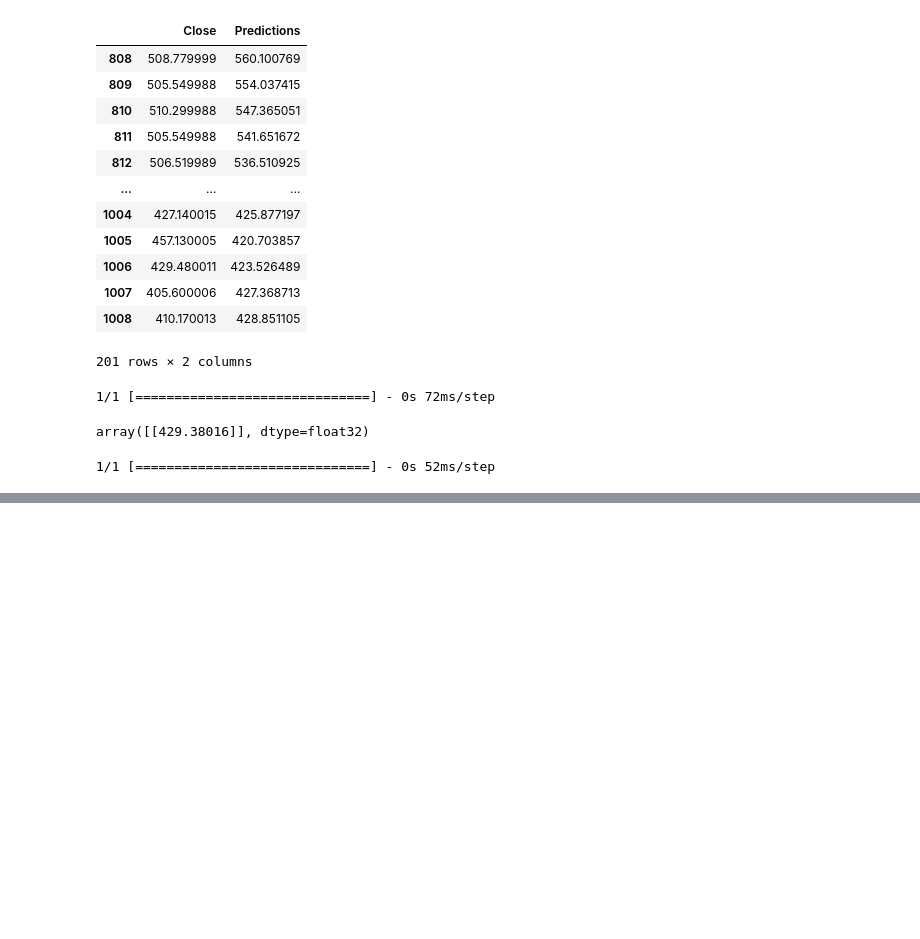
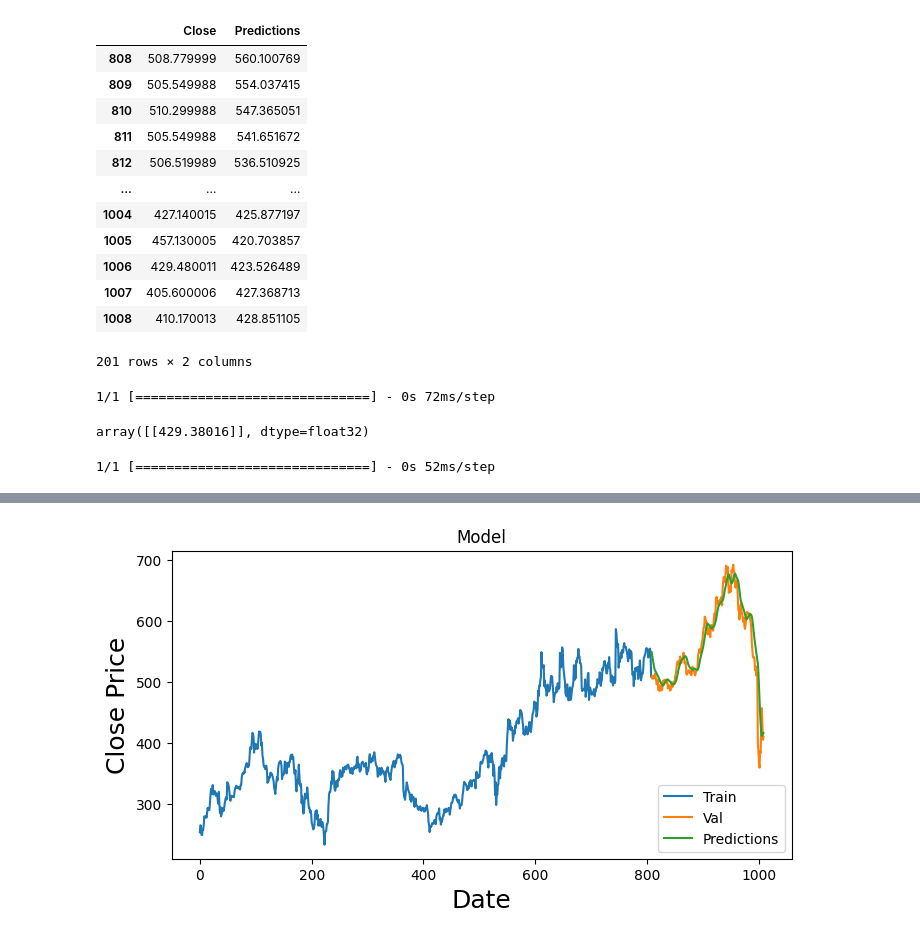
Before and after one commit to smth-27/Stock_Price_Prediction, a Jupyter notebook: stock_price_prediction.ipynb, the cells around one changed output, grey strips where cells are left out. Cells and saved outputs as stored; diff of their text form; code cells hidden in the pictures; blank space fills up the shorter version.

```diff
--- a/stock_price_prediction.ipynb
+++ b/stock_price_prediction.ipynb
@@ -235,0 +249,87 @@ print(test_data_accuracy)
+# %%
+import math
+import numpy as np
+import pandas as pd
+import matplotlib.pyplot as plt
+from sklearn.preprocessing import MinMaxScaler
+from sklearn.metrics import r2_score
+from tensorflow.keras.models import Sequential
+from tensorflow.keras.layers import LSTM, Dense
+from tensorflow.keras.optimizers import Adam
+
+# Load the dataset
+path = '/content/drive/MyDrive/dataset/1613615-Stock_Price_data_set.csv'
+df = pd.read_csv(path)
+
+# Preprocess the data
+data = df.filter(['Close'])
+dataset = data.values
+scaler = MinMaxScaler(feature_range=(0, 1))
+scaled_data = scaler.fit_transform(dataset)
+
+# Split the data into train and test sets
+training_data_len = math.ceil(len(dataset) * 0.8)
+train_data = scaled_data[:training_data_len, :]
+test_data = scaled_data[training_data_len - 60:, :]
+
+# Prepare the training data
+x_train, y_train = [], []
+for i in range(60, len(train_data)):
+    x_train.append(train_data[i - 60:i, 0])
+    y_train.append(train_data[i, 0])
+x_train, y_train = np.array(x_train), np.array(y_train)
+x_train = np.reshape(x_train, (x_train.shape[0], x_train.shape[1], 1))
+
+# Create and train the LSTM model
+model = Sequential()
+model.add(LSTM(50, return_sequences=True, input_shape=(x_train.shape[1], 1)))
+model.add(LSTM(50, return_sequences=False))
+model.add(Dense(25))
+model.add(Dense(1))
+
+model.compile(optimizer=Adam(learning_rate=0.001), loss='mean_squared_error')
+model.fit(x_train, y_train, batch_size=1, epochs=1)
+
+# Prepare the test data
+x_test, y_test = [], []
+for i in range(60, len(test_data)):
+    x_test.append(test_data[i - 60:i, 0])
+    y_test.append(dataset[training_data_len , 0])
+x_test = np.array(x_test)
+x_test = np.reshape(x_test, (x_test.shape[0], x_test.shape[1], 1))
+
+# Make predictions on the test data
+predictions = model.predict(x_test)
+predictions = scaler.inverse_transform(predictions)
+
+# Calculate RMSE
+rmse = np.sqrt(np.mean((predictions - y_test)**2))
+print("Root Mean Squared Error (RMSE):", rmse)
+
+# Plot the predictions and actual prices
+train = data[:training_data_len]
+valid = data[training_data_len:]
+valid['Predictions'] = predictions
+
+plt.figure(figsize=(8, 4))
+plt.title('Model')
+plt.xlabel('Date', fontsize=18)
+plt.ylabel('Close Price', fontsize=18)
+plt.plot(train['Close'])
+plt.plot(valid[['Close', 'Predictions']])
+plt.legend(['Train', 'Val', 'Predictions'], loc='lower right')
+plt.show()
+
+# Predict the next day's closing price
+last_60_days = scaled_data[-60:]
+X_test = np.array([last_60_days])
+X_test = np.reshape(X_test, (X_test.shape[0], X_test.shape[1], 1))
+
+pred_price = model.predict(X_test)
+pred_price = scaler.inverse_transform(pred_price)
+print("Predicted price for the next day:", pred_price[0][0])
+
+# Calculate R-squared for test data
+test_data_accuracy = r2_score(y_test, predictions)
+print("R-squared for test data:", test_data_accuracy)
+# %% [output]
@@ -235,0 +344 @@ print(test_data_accuracy)
+[figure, added]
```
Also changed, not shown: parts of 8 cells of this notebook.
